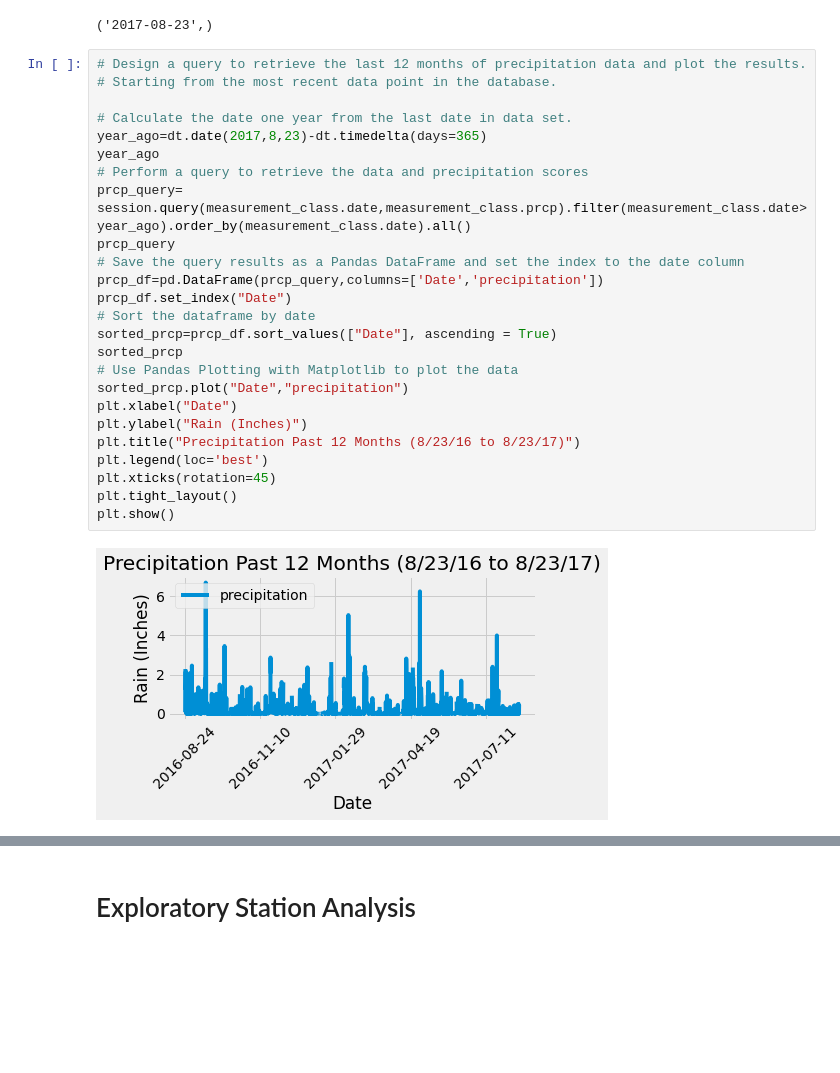
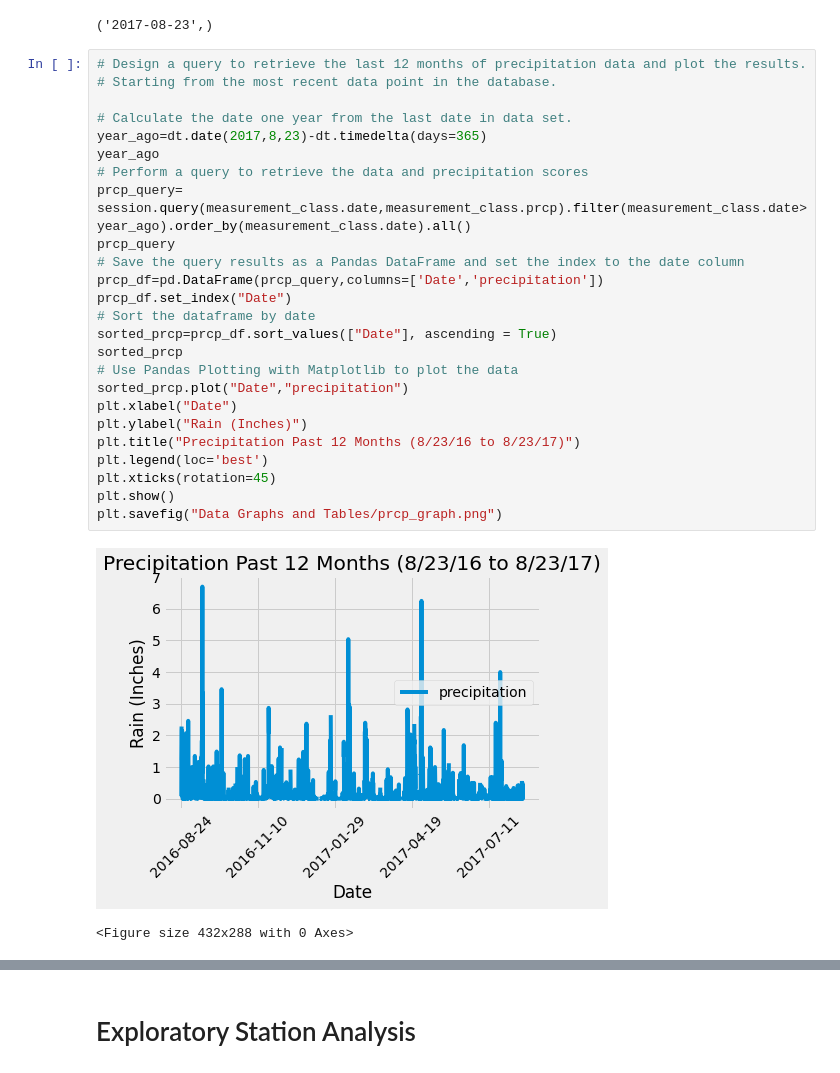
Before and after one commit to nhaile96/sqlalchemy-challenge, a Jupyter notebook: climate_starter.ipynb, the cells around one changed output, grey strips where cells are left out. Drawn from its saved outputs; the diff is of its cells as text; blank space fills up the shorter version.

```diff
--- a/climate_starter.ipynb
+++ b/climate_starter.ipynb
@@ -72,30 +72,31 @@ most_recent
 # %%
 # Design a query to retrieve the last 12 months of precipitation data and plot the results.
 # Starting from the most recent data point in the database.
 
 # Calculate the date one year from the last date in data set.
 year_ago=dt.date(2017,8,23)-dt.timedelta(days=365)
 year_ago
 # Perform a query to retrieve the data and precipitation scores
 prcp_query= session.query(measurement_class.date,measurement_class.prcp).filter(measurement_class.date>year_ago).order_by(measurement_class.date).all()
 prcp_query
 # Save the query results as a Pandas DataFrame and set the index to the date column
 prcp_df=pd.DataFrame(prcp_query,columns=['Date','precipitation'])
 prcp_df.set_index("Date")
 # Sort the dataframe by date
 sorted_prcp=prcp_df.sort_values(["Date"], ascending = True)
 sorted_prcp
 # Use Pandas Plotting with Matplotlib to plot the data
 sorted_prcp.plot("Date","precipitation")
 plt.xlabel("Date")
 plt.ylabel("Rain (Inches)")
 plt.title("Precipitation Past 12 Months (8/23/16 to 8/23/17)")
 plt.legend(loc='best')
 plt.xticks(rotation=45)
-plt.tight_layout()
 plt.show()
+plt.savefig("Data Graphs and Tables/prcp_graph.png")
 # %% [output]
-[figure, old version]
+[figure, new version]
+<Figure size 432x288 with 0 Axes>
 # %%
 # Use Pandas to calcualte the summary statistics for the precipitation data
 sorted_prcp.describe()
```
Also changed, not shown: parts of 2 cells of this notebook, 3 other files.
